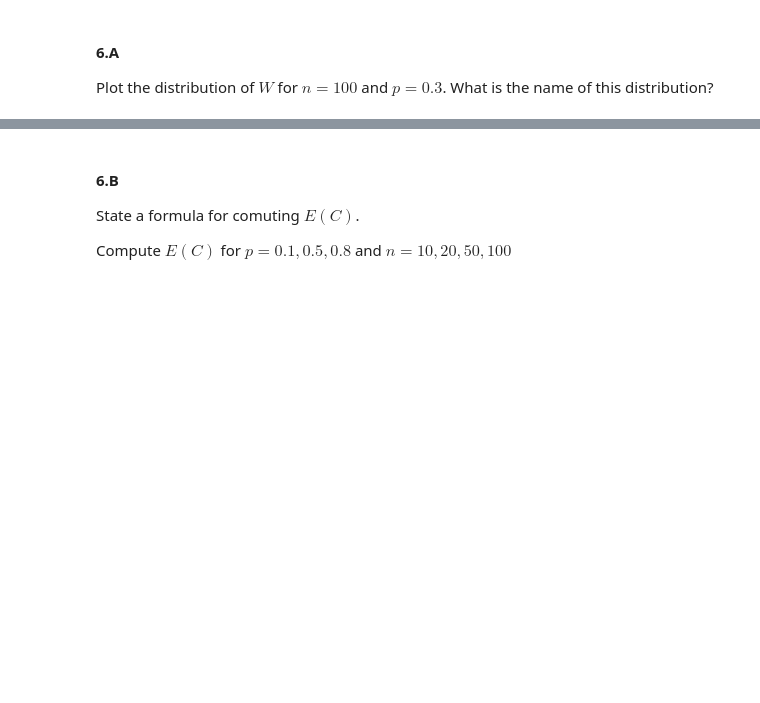
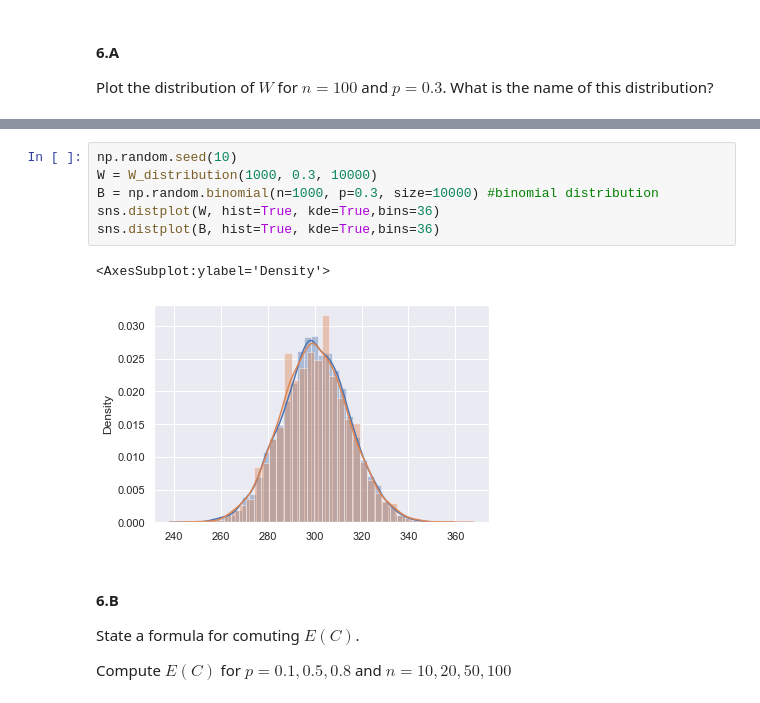
Before and after one commit to ronigold/Statistics_HW, a Jupyter notebook: HW1.ipynb, the cells around one changed output, grey strips where cells are left out. Saved outputs shown, nothing was run; the diff lists cells and outputs as text; blank space fills up the shorter version.

```diff
--- a/HW1.ipynb
+++ b/HW1.ipynb
@@ -383,3 +364,12 @@ plt.show()
+# %%
+np.random.seed(10)
+W = W_distribution(1000, 0.3, 10000)
+B = np.random.binomial(n=1000, p=0.3, size=10000) #binomial distribution
+sns.distplot(W, hist=True, kde=True,bins=36)
+sns.distplot(B, hist=True, kde=True,bins=36)
+# %% [output]
+<AxesSubplot:ylabel='Density'>
+[figure, added]
 # %% [markdown]
 #### 6.B
 State a formula for comuting $E(C)$.
```
Also changed, not shown: parts of 23 cells of this notebook.
